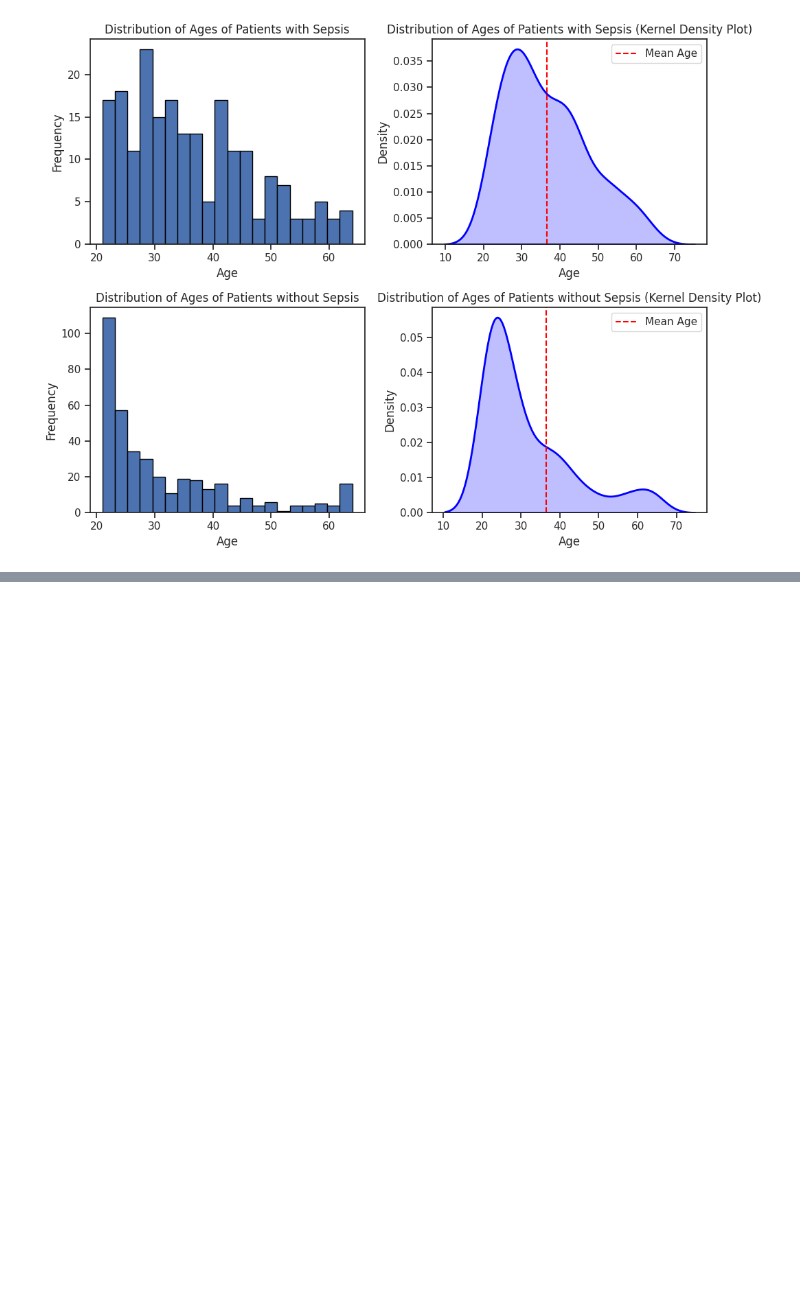
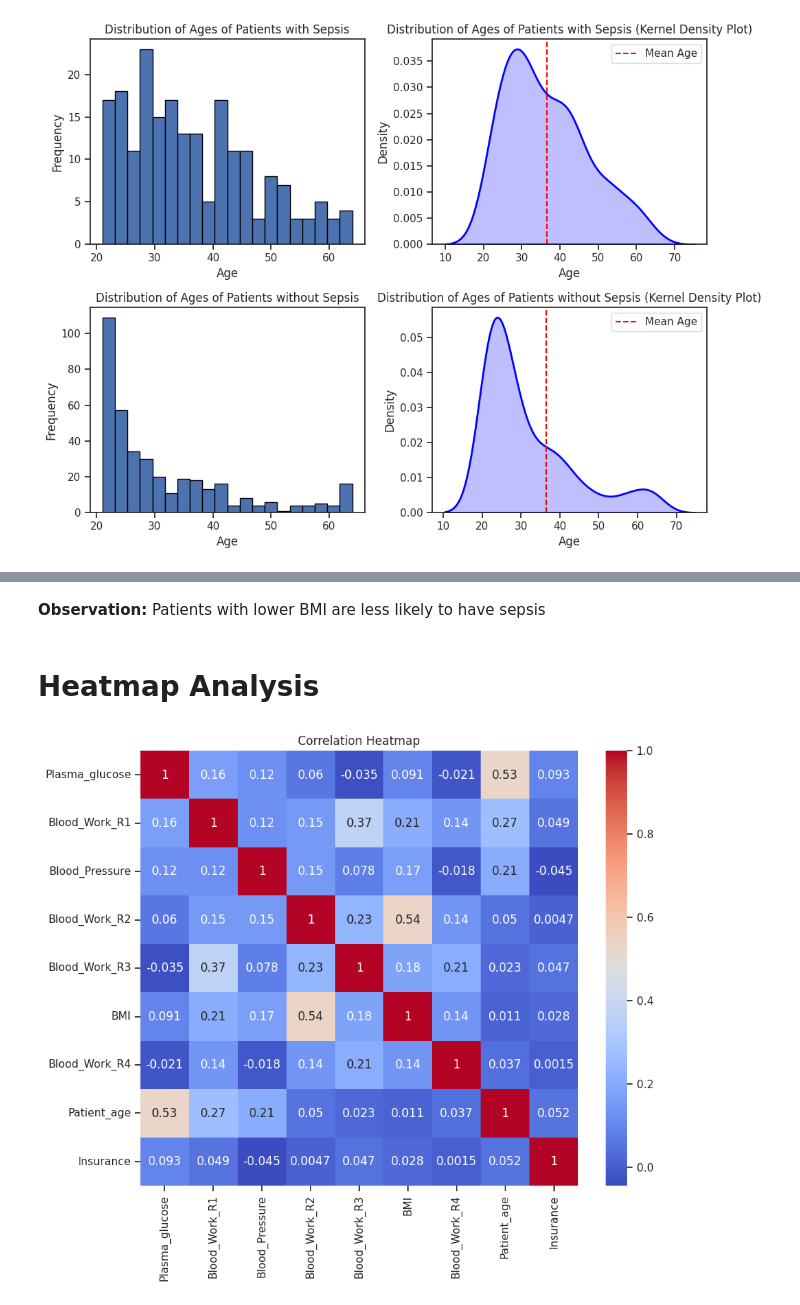
Before and after one commit to sparkysparo/Machine-Learning-for-Early-Prediction-Detection-and-Monitoring-of-Sepsis-in-A-E-and-ICU, a Jupyter notebook: Project_MSC_Machine_Learning_for_Early_Prediction,Detection_and_Monitoring_of_Sepsis_in_A&E_and_ICU_Settings.ipynb, the cells around one changed output, grey strips where cells are left out. Saved outputs shown, nothing was run; the diff lists cells and outputs as text; code cells hidden in the pictures; blank space fills up the shorter version.

```diff
--- a/Project_MSC_Machine_Learning_for_Early_Prediction,Detection_and_Monitoring_of_Sepsis_in_A&E_and_ICU_Settings.ipynb
+++ b/Project_MSC_Machine_Learning_for_Early_Prediction,Detection_and_Monitoring_of_Sepsis_in_A&E_and_ICU_Settings.ipynb
@@ -656,0 +725,12 @@ plt.show()
+# %% [markdown]
+**Observation:** Patients with lower BMI are less likely to have sepsis
+# %% [markdown]
+# **Heatmap Analysis**
+# %%
+# Correlation heatmap
+plt.figure(figsize=(10, 8))
+sn.heatmap(num_data.corr(), annot=True, cmap='coolwarm')
+plt.title('Correlation Heatmap')
+plt.show()
+# %% [output]
+[figure, added]
```
Also changed, not shown: parts of 8 cells of this notebook.
